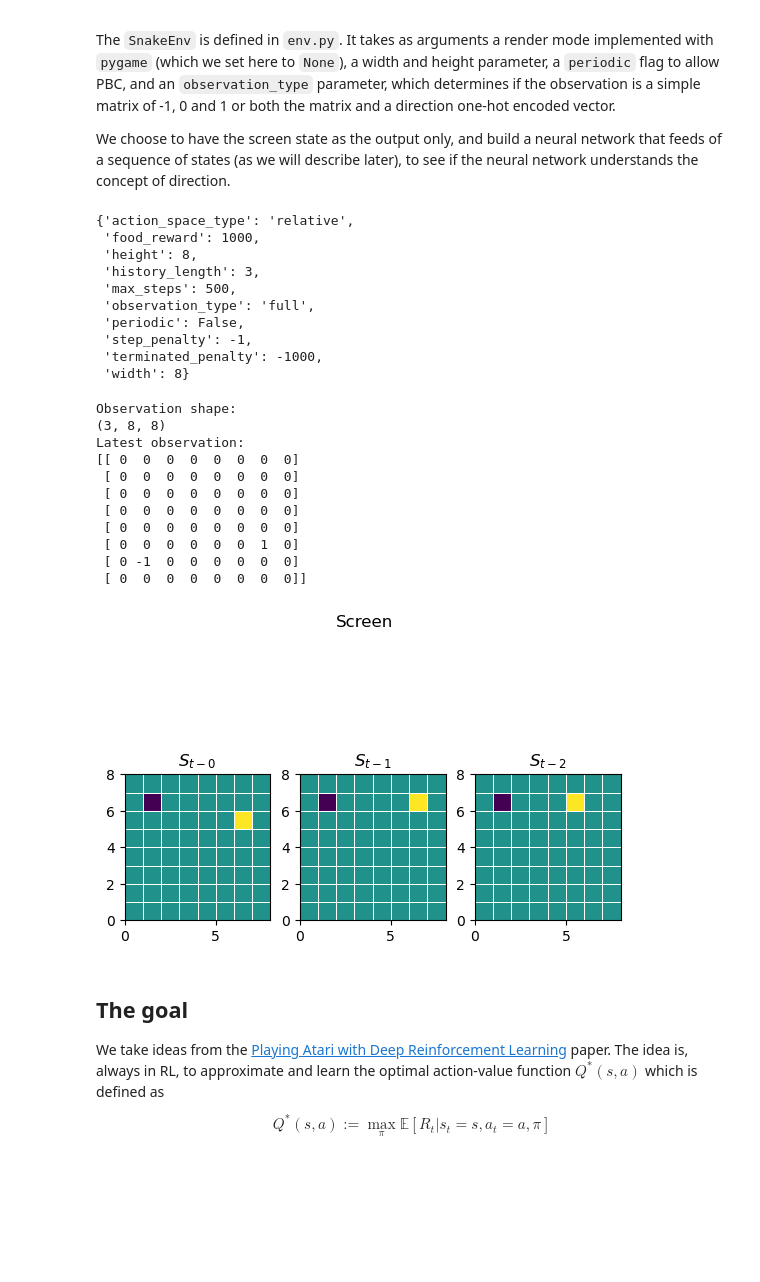
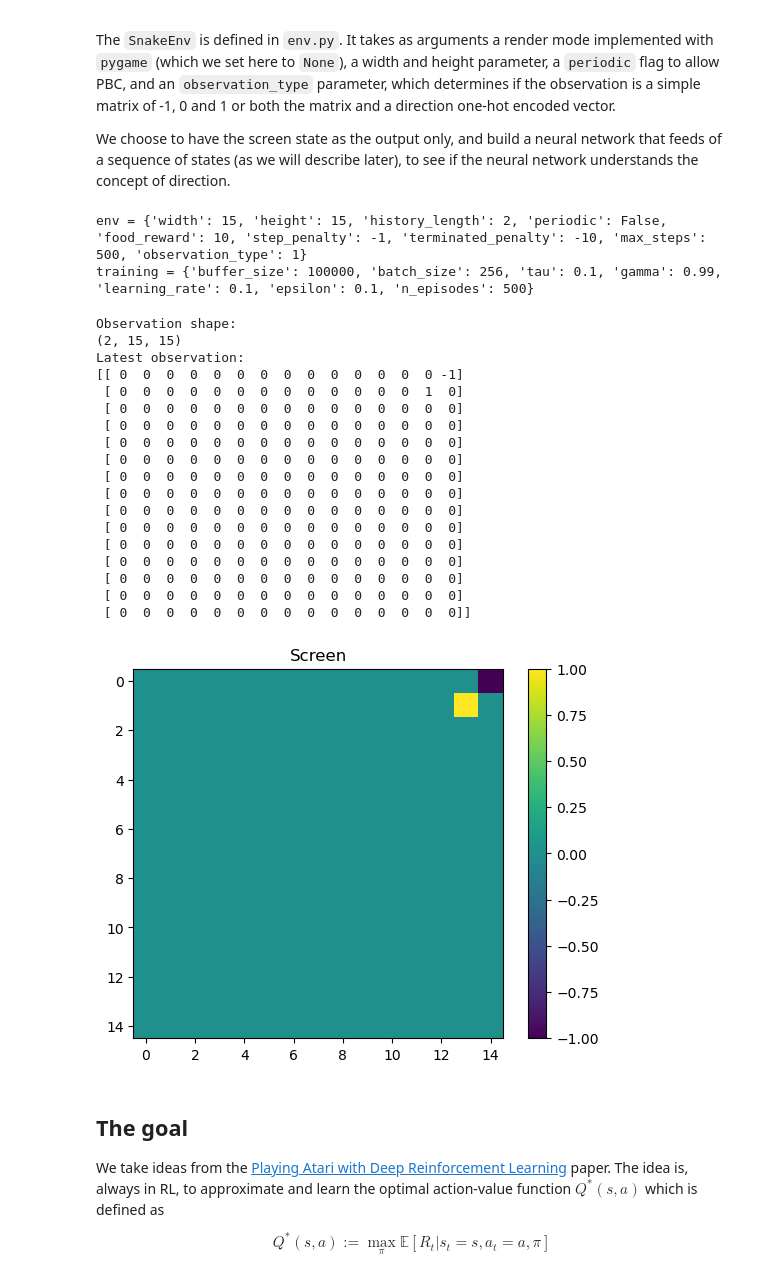
Before and after one commit to zanocrate/snake-rl, a Jupyter notebook: notebooks/notebook.ipynb, the cells around one changed output. Cells and saved outputs as stored; diff of their text form; code cells hidden in the pictures; blank space fills up the shorter version.

Commit message:
Reorganized training

```diff
--- a/notebooks/notebook.ipynb
+++ b/notebooks/notebook.ipynb
@@ -38,51 +32,43 @@ We choose to have the screen state as the output only, and build a neural networ
 # load config from json file
 with open('config.json') as f:
     config = json.load(f)
-
-pprint(config['env'])
+for k,v in config.items(): print(k,'=',v)
 # %% [output]
-{'action_space_type': 'relative',
- 'food_reward': 1000,
- 'height': 8,
- 'history_length': 3,
- 'max_steps': 500,
- 'observation_type': 'full',
- 'periodic': False,
- 'step_penalty': -1,
- 'terminated_penalty': -1000,
- 'width': 8}
+env = {'width': 15, 'height': 15, 'history_length': 2, 'periodic': False, 'food_reward': 10, 'step_penalty': -1, 'terminated_penalty': -10, 'max_steps': 500, 'observation_type': 1}
+training = {'buffer_size': 100000, 'batch_size': 256, 'tau': 0.1, 'gamma': 0.99, 'learning_rate': 0.1, 'epsilon': 0.1, 'n_episodes': 500}
 # %%
 env = SnakeEnv(**config['env'])
 
 obs,_ = env.reset()
 print("Observation shape:")
 print(obs.shape)
 print("Latest observation:")
 print(obs[0])
-
-fig,axs = plt.subplots(1,config['env']['history_length'])
-for i,(ax,ob) in enumerate(zip(axs,obs)):
-    # 1 is the snake, -1 is the food
-    ax.pcolormesh(ob,cmap='viridis',edgecolors='white',linewidth=0.5)
-    ax.set_title('$S_{t-'+str(i)+'}$')
-    ax.set_aspect('equal')
-
-
-plt.suptitle('Screen')
+# 1 is the snake, -1 is the food
+plt.imshow(obs[0],cmap='viridis')
+plt.colorbar()
+plt.title('Screen')
 plt.show()
 # %% [output]
 Observation shape:
-(3, 8, 8)
+(2, 15, 15)
 Latest observation:
-[[ 0  0  0  0  0  0  0  0]
- [ 0  0  0  0  0  0  0  0]
- [ 0  0  0  0  0  0  0  0]
- [ 0  0  0  0  0  0  0  0]
- [ 0  0  0  0  0  0  0  0]
- [ 0  0  0  0  0  0  1  0]
- [ 0 -1  0  0  0  0  0  0]
- [ 0  0  0  0  0  0  0  0]]
+[[ 0  0  0  0  0  0  0  0  0  0  0  0  0  0 -1]
+ [ 0  0  0  0  0  0  0  0  0  0  0  0  0  1  0]
+ [ 0  0  0  0  0  0  0  0  0  0  0  0  0  0  0]
+ [ 0  0  0  0  0  0  0  0  0  0  0  0  0  0  0]
+ [ 0  0  0  0  0  0  0  0  0  0  0  0  0  0  0]
+ [ 0  0  0  0  0  0  0  0  0  0  0  0  0  0  0]
+ [ 0  0  0  0  0  0  0  0  0  0  0  0  0  0  0]
+ [ 0  0  0  0  0  0  0  0  0  0  0  0  0  0  0]
+ [ 0  0  0  0  0  0  0  0  0  0  0  0  0  0  0]
+ [ 0  0  0  0  0  0  0  0  0  0  0  0  0  0  0]
+ [ 0  0  0  0  0  0  0  0  0  0  0  0  0  0  0]
+ [ 0  0  0  0  0  0  0  0  0  0  0  0  0  0  0]
+ [ 0  0  0  0  0  0  0  0  0  0  0  0  0  0  0]
+ [ 0  0  0  0  0  0  0  0  0  0  0  0  0  0  0]
+ [ 0  0  0  0  0  0  0  0  0  0  0  0  0  0  0]]
-[figure, old version]
+[figure, new version]
 # %% [markdown]
 ## The goal
 
```
Also changed, not shown: parts of 5 cells of this notebook, 21 other files.
